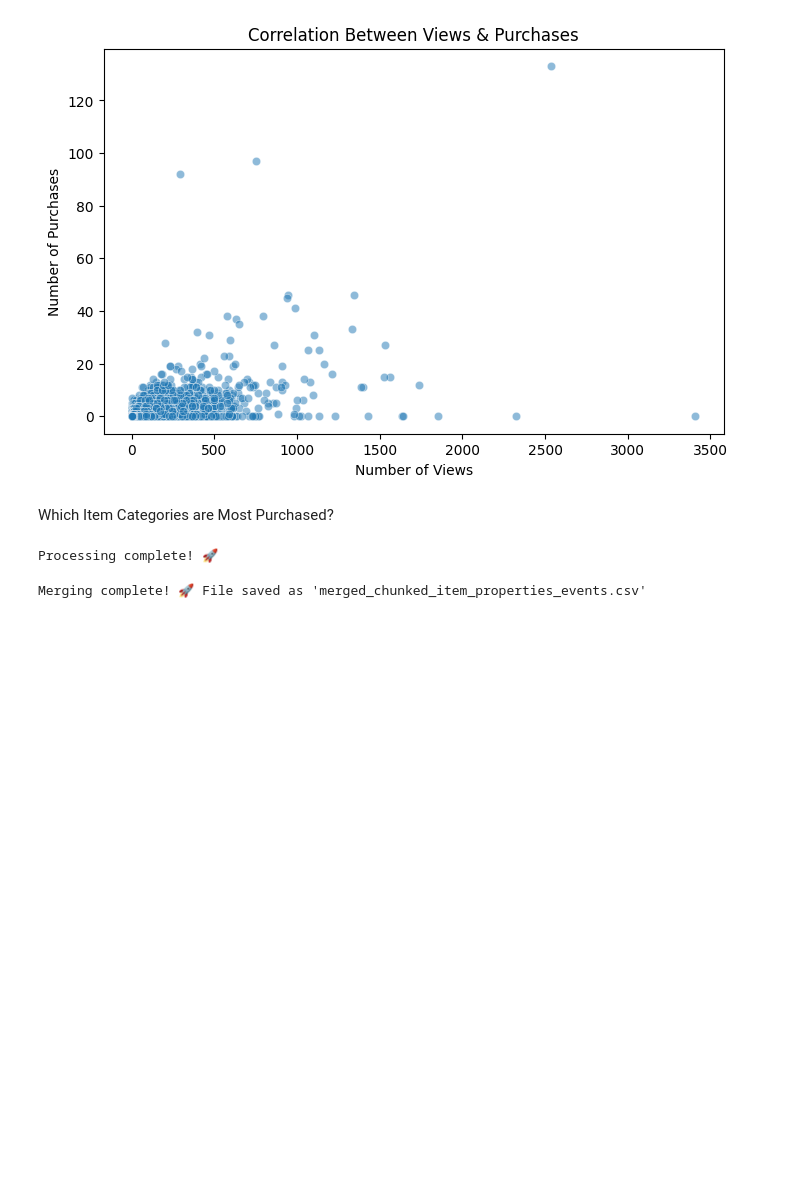
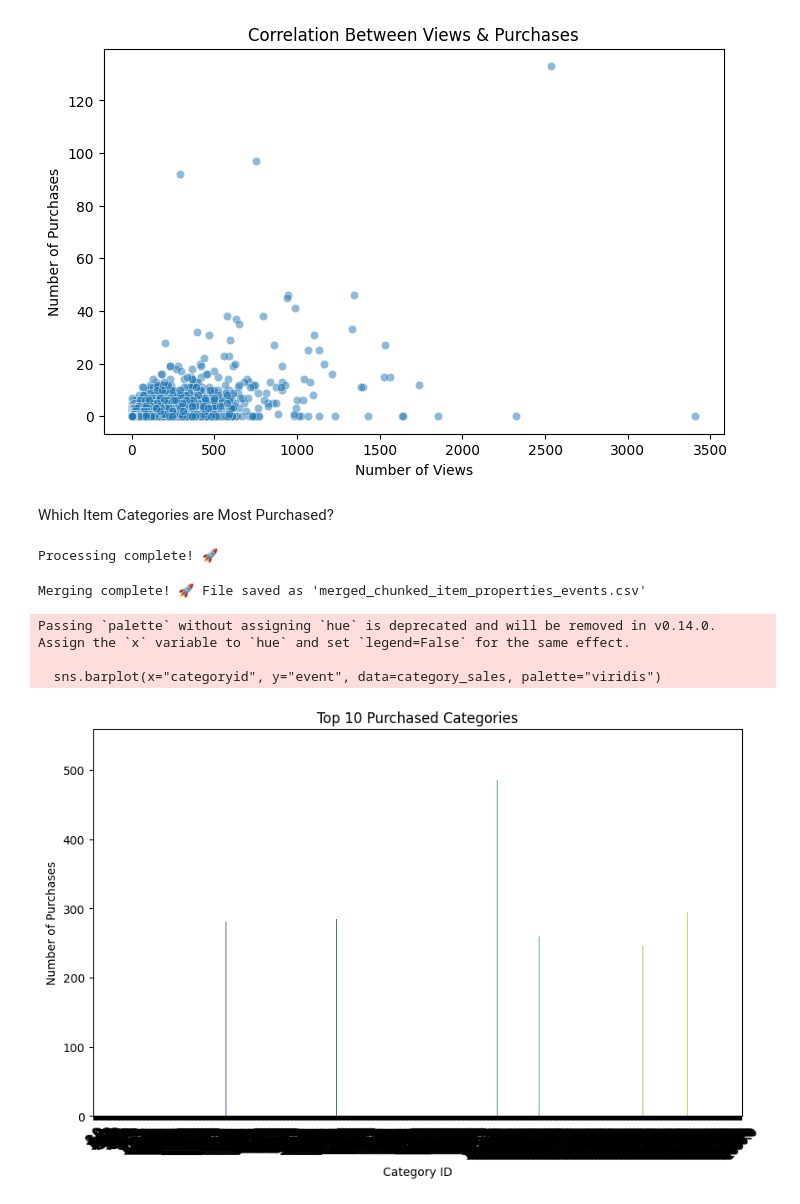
Before and after one commit to Victor-Osei/Recommendation_Systems, a Jupyter notebook: rs.ipynb, the cells around one changed output. Drawn from its saved outputs; the diff is of its cells as text; code cells hidden in the pictures; blank space fills up the shorter version.

```diff
--- a/rs.ipynb
+++ b/rs.ipynb
@@ -228,3 +228,38 @@ events_with_properties.to_csv("merged_chunked_item_properties_events.csv", index
 print("Merging complete! 🚀 File saved as 'merged_chunked_item_properties_events.csv'")
 # %% [output]
 Merging complete! 🚀 File saved as 'merged_chunked_item_properties_events.csv'
+# %%
+import pandas as pd
+import matplotlib.pyplot as plt
+import seaborn as sns
+
+# Load merged dataset
+merged_chunked_events_df = pd.read_csv("merged_chunked_item_properties_events.csv")
+
+# Ensure 'categoryid' is treated as a categorical variable
+merged_chunked_events_df['categoryid'] = merged_chunked_events_df['categoryid'].astype('category')
+
+# Count purchases by category
+category_sales = (
+    merged_chunked_events_df[merged_chunked_events_df['event'] == 'transaction']
+    .groupby("categoryid")['event']
+    .count()
+    .reset_index()
+)
+
+# Sort and display top 10 purchased categories
+category_sales = category_sales.sort_values("event", ascending=False).head(10)
+
+# Plot results
+plt.figure(figsize=(10, 6))
+sns.barplot(x="categoryid", y="event", data=category_sales, palette="viridis")
+plt.title("Top 10 Purchased Categories")
+plt.xlabel("Category ID")
+plt.ylabel("Number of Purchases")
+plt.xticks(rotation=45)
+plt.show()
+# %% [output]
+Passing `palette` without assigning `hue` is deprecated and will be removed in v0.14.0. Assign the `x` variable to `hue` and set `legend=False` for the same effect.
+
+  sns.barplot(x="categoryid", y="event", data=category_sales, palette="viridis")
+[figure, added]
```
